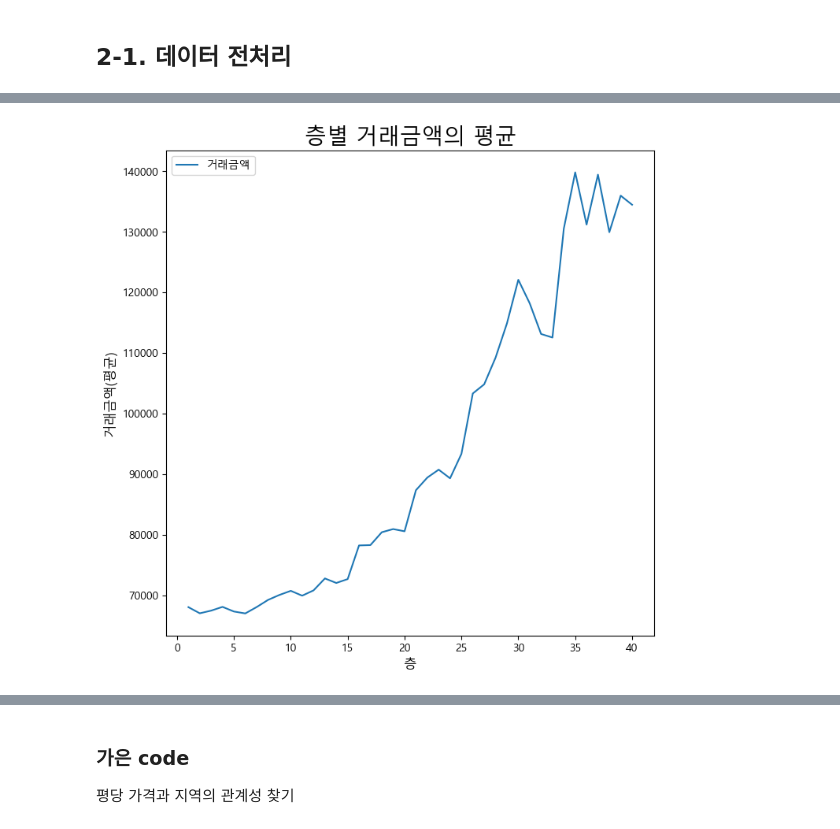
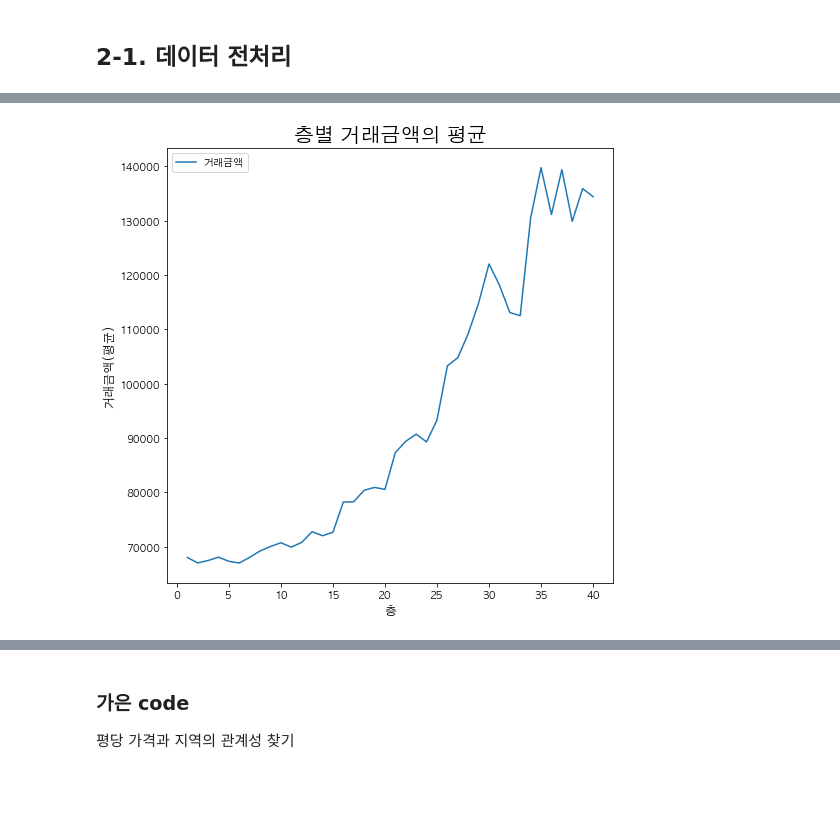
Before and after one commit to ywoo12321/KB_IT_Academy_4Team, a Jupyter notebook: 1차미니프로젝트/미니프로젝트.ipynb, the cells around one changed output, grey strips where cells are left out. Drawn from its saved outputs; the diff is of its cells as text; code cells hidden in the pictures; blank space fills up the shorter version.

```diff
--- a/1차미니프로젝트/미니프로젝트.ipynb
+++ b/1차미니프로젝트/미니프로젝트.ipynb
@@ -44,8 +44,9 @@ _path_2021 = os.path.join('../data', '2021년 서울 아파트 실거래가.csv'
 # %% [markdown]
 ## 2-1. 데이터 전처리
 # %%
-apart_2019 = pd.read_csv(_path_2019, encoding="cp949").dropna(how='any')
-apart_2021 = pd.read_csv(_path_2021, encoding="cp949").dropna(how='any')
+apart_2019 = pd.read_csv(_path_2019, encoding="cp949")
+apart_2021 = pd.read_csv(_path_2021, encoding="cp949")
+
 temp_contract_date = apart_2021['계약년월']
 apart_2019['거래금액'] = apart_2019['거래금액'].apply(lambda x : ''.join(x.split(',')))
 apart_2021['거래금액(만원)'] = apart_2021['거래금액(만원)'].apply(lambda x : ''.join(x.split(',')))
@@ -54,5 +55,8 @@ apart_2021['거래금액(만원)']= apart_2021['거래금액(만원)'].astype('i
 apart_2019['계약년월'] = (apart_2019['거래년도'].astype('str')+'-'+apart_2019['거래월'].astype('str')+'-' + apart_2019['거래일자'].astype('str')).astype('datetime64')
 apart_2021['계약년월'] = apart_2021['계약년월'].astype('str').apply(lambda x: str(x[:4]) + '-'+str(x[4:])).astype('datetime64')
 apart_2019['법정동'] = apart_2019['법정동'].apply(lambda x: ''.join(x.split()))
-apart_2021['동']  = apart_2021.loc[apart_2021['해제사유발생일'].notnull(), '시군구'].apply(lambda x : x.split()[-1])
+apart_2021['동']  = apart_2021.loc[apart_2021['해제사유발생일'].notna(), '시군구'].apply(lambda x : x.split()[-1])
+apart_2021['null동']  = apart_2021.loc[apart_2021['해제사유발생일'].isna(), '시군구'].apply(lambda x : x.split()[-1])
+
 # apart_2021.rename(columns={'단지명':'아파트이름','전용면적(㎡)':'전용면적','계약년월':'거래년월','계약일':'거래일','거래금액(만원)':'거래금액'}, inplace=True)
+# apart_2021
@@ -379,16 +178,27 @@ sns.barplot(data=temp, x='층', y='거래량')
 # %%
 #1층부터 30층까지 층별 거래금액의 평균
+
 plt.figure(figsize=(8,8))
+plt.subplot(2,1,1)
 con_floor = (nooutlier_2019['층'] <= 40) & (1 <= nooutlier_2019['층'])
 floor_1_to_30 = nooutlier_2019.loc[con_floor]
 floor_1_to_30_mean = pd.DataFrame(floor_1_to_30.groupby(['층'])['거래금액'].mean())
 sns.lineplot(data=floor_1_to_30_mean)
 plt.title('층별 거래금액의 평균', fontsize=20)
 plt.xlabel('층', fontsize=12)
 plt.ylabel('거래금액(평균)', fontsize=12)
+
+
+plt.figure(figsize=(8,8))
+plt.subplot(2,1,2)
+floor_count = pd.DataFrame(apart_2019.groupby(['지역코드'])['층'].value_counts()).rename(columns={'층': '거래량'})
+sns.lineplot(data=floor_count, x='층', y='거래량')
+plt.title('지역별 층별 거래량의 평균', fontsize=20)
+plt.xlabel('층', fontsize=12)
+plt.ylabel('거래량', fontsize=12)
 plt.show()
 # %% [output]
-[figure, old version]
+[figure, new version]
 # %%
 #지역별 7개층당 거래량
 floor_list = []
```
Also changed, not shown: parts of 34 cells of this notebook, 3 other files.
